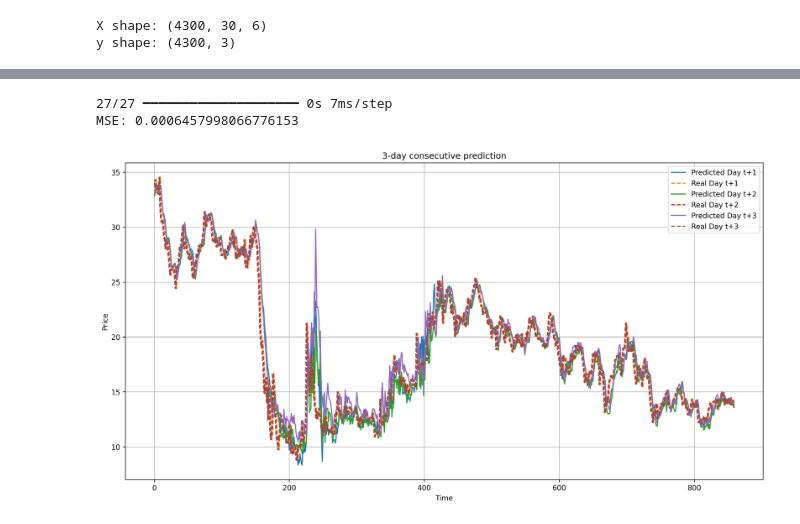
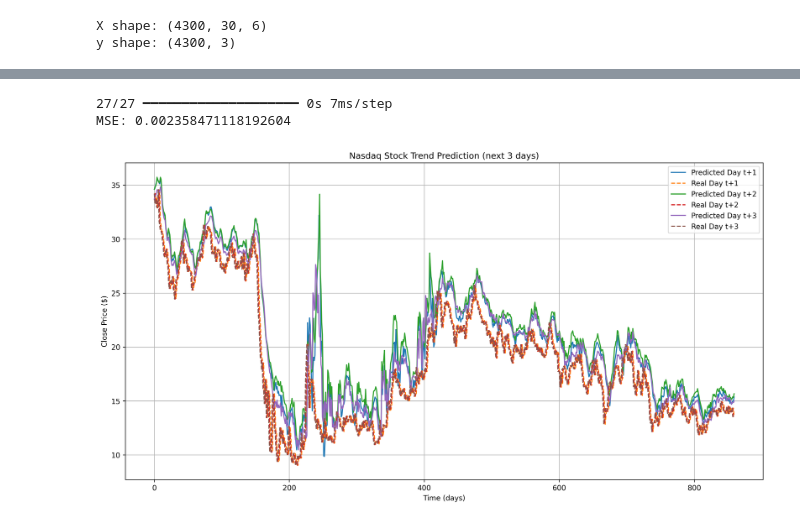
Before and after one commit to n9hquan/Stock_Prediction, a Jupyter notebook: notebooks/Task_1.3.ipynb, the cells around one changed output, grey strips where cells are left out. Cells and saved outputs as stored; diff of their text form; code cells hidden in the pictures.

Commit message:
update: update prediction target from Open price to Close price

```diff
--- a/notebooks/Task_1.3.ipynb
+++ b/notebooks/Task_1.3.ipynb
@@ -43,7 +43,7 @@ None
 # %%
 # Select multiple features
 features = ['Low', 'Open', 'Volume', 'High', 'Close', 'Adjusted Close']
-target = 'Open'
+target = 'Close'
 
 df = data[features]
 # %%
@@ -220,23 +220,23 @@ y_pred_norm = model.predict(X_test_norm)
 print("MSE:", mean_squared_error(y_test_norm, y_pred_norm))
 # %% [output]
 27/27 ━━━━━━━━━━━━━━━━━━━━ 0s 7ms/step
-MSE: 0.0006457998066776153
+MSE: 0.002358471118192604
 # %%
 # Denormalize predictions
 y_pred = scaler_y.inverse_transform(y_pred_norm)
 # %%
 # Visualization
 plt.figure(figsize=(16, 8), dpi=300)
 
 for i in range(k):
     plt.plot(y_pred[:, i], label=f'Predicted Day t+{i+1}')
     plt.plot(y_test[:, i], linestyle='dashed', label=f'Real Day t+{i+1}')
 
-plt.title(f'{k}-day consecutive prediction')
-plt.xlabel('Time')
-plt.ylabel('Price')
+plt.title('Nasdaq Stock Trend Prediction (next 3 days)')
+plt.xlabel('Time (days)')
+plt.ylabel('Close Price ($)')
 plt.legend()
 plt.grid()
 plt.show()
 # %% [output]
-[figure, old version]
+[figure, new version]
```
Also changed, not shown: parts of 2 cells of this notebook.
